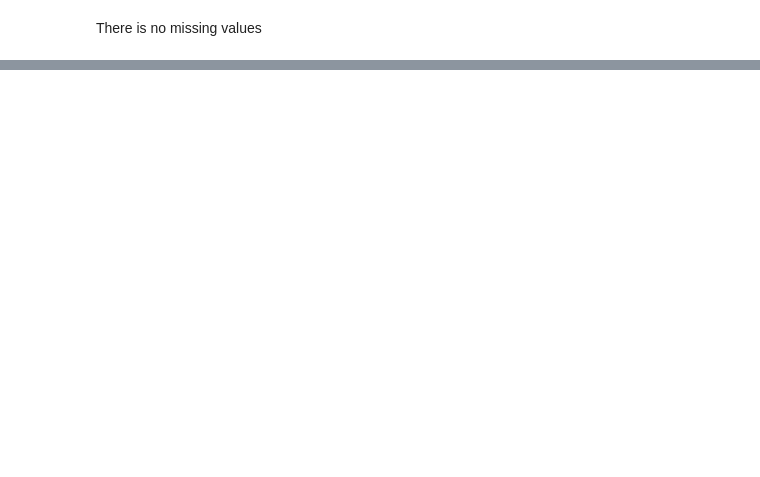
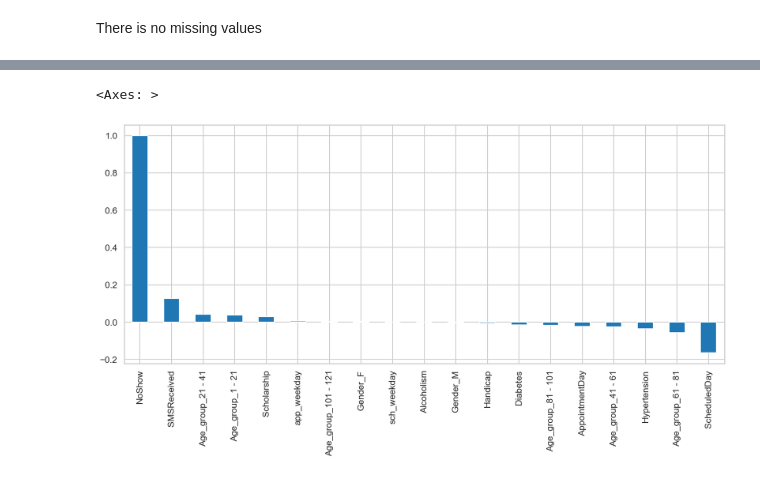
Before and after one commit to abhishek1511/Healthcare-EDA, a Jupyter notebook: Healthcare_EDA.ipynb, the cells around one changed output, grey strips where cells are left out. Saved outputs shown, nothing was run; the diff lists cells and outputs as text; code cells hidden in the pictures; blank space fills up the shorter version.

```diff
--- a/Healthcare_EDA.ipynb
+++ b/Healthcare_EDA.ipynb
@@ -235,0 +274,7 @@ There is no missing values
+# %%
+# group the age in bins of 12 months
+labels = ['{0} - {1}'.format(i, i+20) for i in range(1, 118, 20)]
+
+new_df['Age_group'] = pd.cut(new_df.Age, range(1, 130, 20), right=False, labels=labels)
+# %%
+new_df.drop(['Age'], axis=1, inplace=True)
@@ -235,0 +353,3 @@ There is no missing values
+# %%
+#convert the target variable to binary
+new_df['NoShow'] = np.where(new_df.NoShow == 'Yes', 1, 0)
@@ -235,0 +363,4 @@ There is no missing values
+# %%
+# one-hot encoding for each categorical variables
+new_df_dummies = pd.get_dummies(new_df)
+new_df_dummies.head()
@@ -235,0 +374,7 @@ There is no missing values
+# %%
+# Build a correlation of all predictors with 'NoShow'
+plt.figure(figsize=(20, 8))
+new_df_dummies.corr()['NoShow'].sort_values(ascending=False).plot(kind='bar')
+# %% [output]
+<Axes: >
+[figure, added]
```
Also changed, not shown: parts of 23 cells of this notebook.
